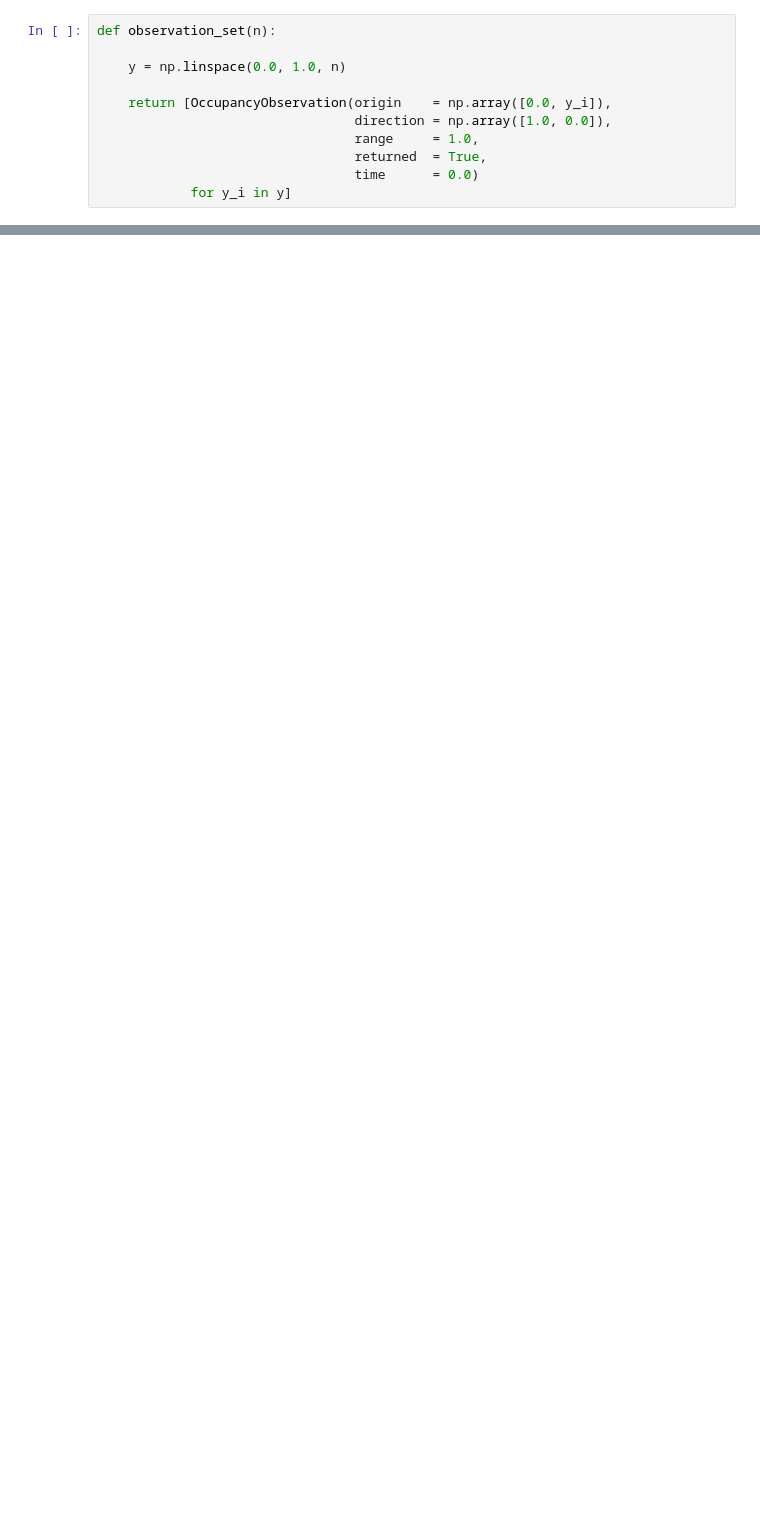
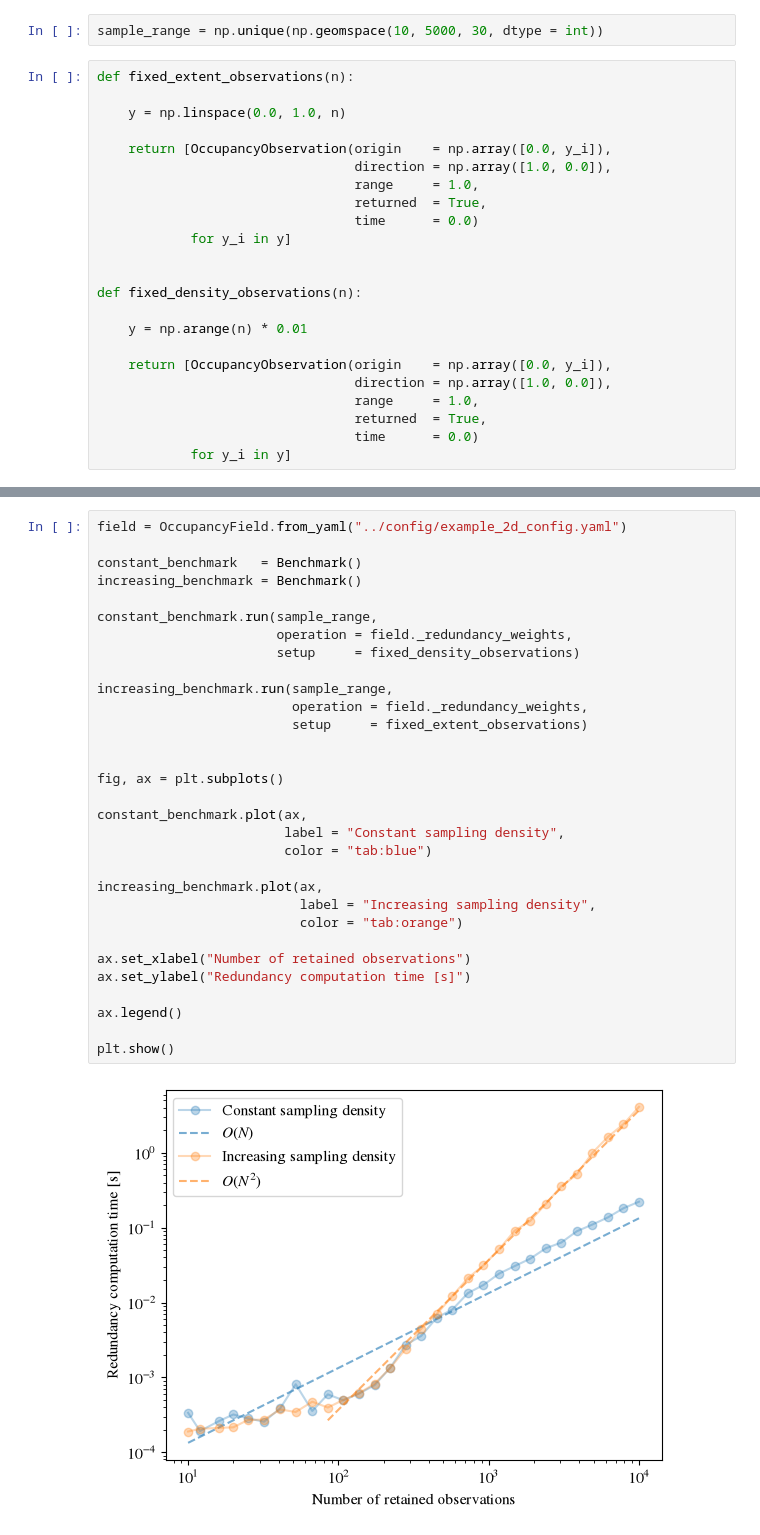
Before and after one commit to Jampar/beta-evidence-fields, a Jupyter notebook: examples/04_computation.ipynb, the cells around one changed output, grey strips where cells are left out. Saved outputs shown, nothing was run; the diff lists cells and outputs as text; blank space fills up the shorter version.

Commit message:
Adds sparse redundancy computation, validation, and scaling benchmarks

```diff
--- a/examples/04_computation.ipynb
+++ b/examples/04_computation.ipynb
@@ -42,5 +31,7 @@ def benchmark(function,
+# %%
+sample_range = np.unique(np.geomspace(10, 5000, 30, dtype = int))
 # %%
-def observation_set(n):
+def fixed_extent_observations(n):
 
     y = np.linspace(0.0, 1.0, n)
 
@@ -50,3 +41,15 @@ def observation_set(n):
                                  returned  = True,
                                  time      = 0.0)
             for y_i in y]
+
+
+def fixed_density_observations(n):
+
+    y = np.arange(n) * 0.01
+
+    return [OccupancyObservation(origin    = np.array([0.0, y_i]),
+                                 direction = np.array([1.0, 0.0]),
+                                 range     = 1.0,
+                                 returned  = True,
+                                 time      = 0.0)
+            for y_i in y]
@@ -344,0 +88,33 @@ The current redundancy implementation still constructs dense pairwise state-dist
+# %%
+field = OccupancyField.from_yaml("../config/example_2d_config.yaml")
+
+constant_benchmark   = Benchmark()
+increasing_benchmark = Benchmark()
+
+constant_benchmark.run(sample_range,
+                       operation = field._redundancy_weights,
+                       setup     = fixed_density_observations)
+
+increasing_benchmark.run(sample_range,
+                         operation = field._redundancy_weights,
+                         setup     = fixed_extent_observations)
+
+
+fig, ax = plt.subplots()
+
+constant_benchmark.plot(ax,
+                        label = "Constant sampling density",
+                        color = "tab:blue")
+
+increasing_benchmark.plot(ax,
+                          label = "Increasing sampling density",
+                          color = "tab:orange")
+
+ax.set_xlabel("Number of retained observations")
+ax.set_ylabel("Redundancy computation time [s]")
+
+ax.legend()
+
+plt.show()
+# %% [output]
+[figure, added]
```
Also changed, not shown: parts of 24 cells of this notebook, 5 other files.
